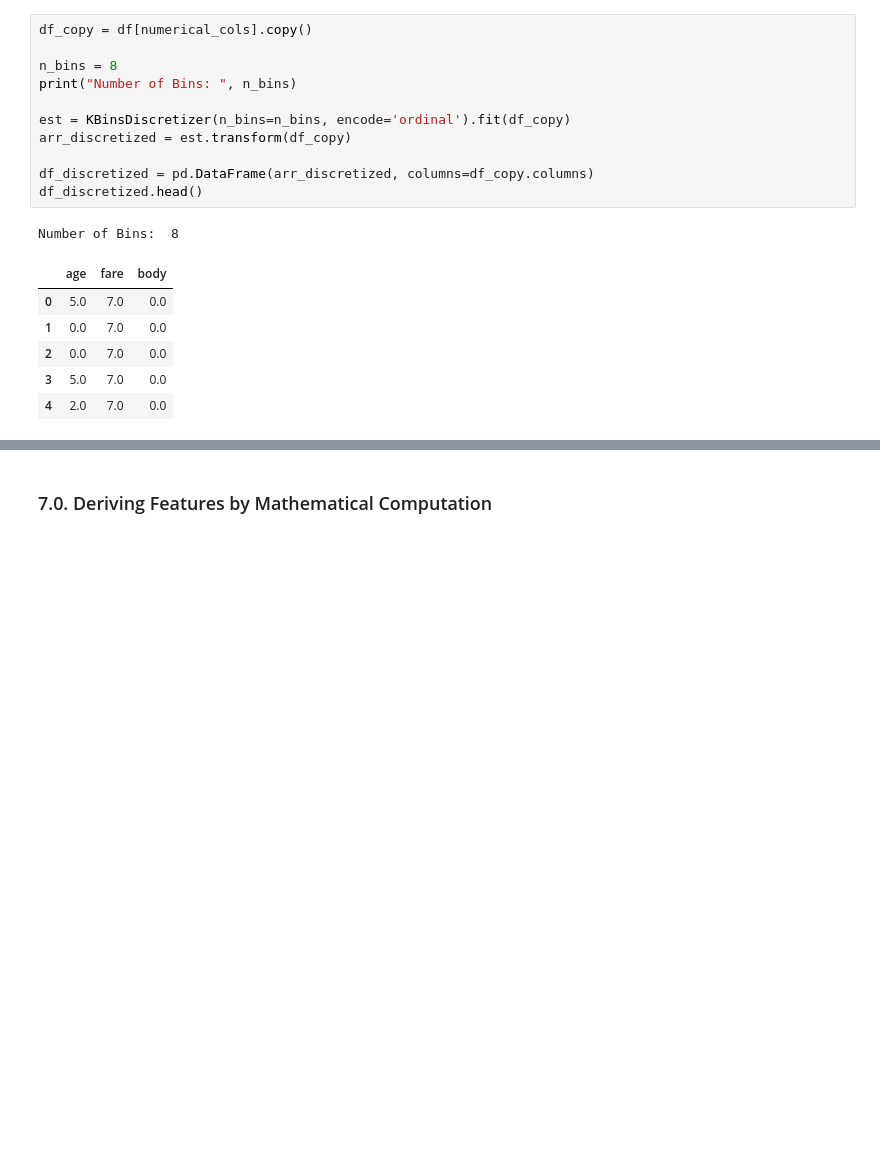
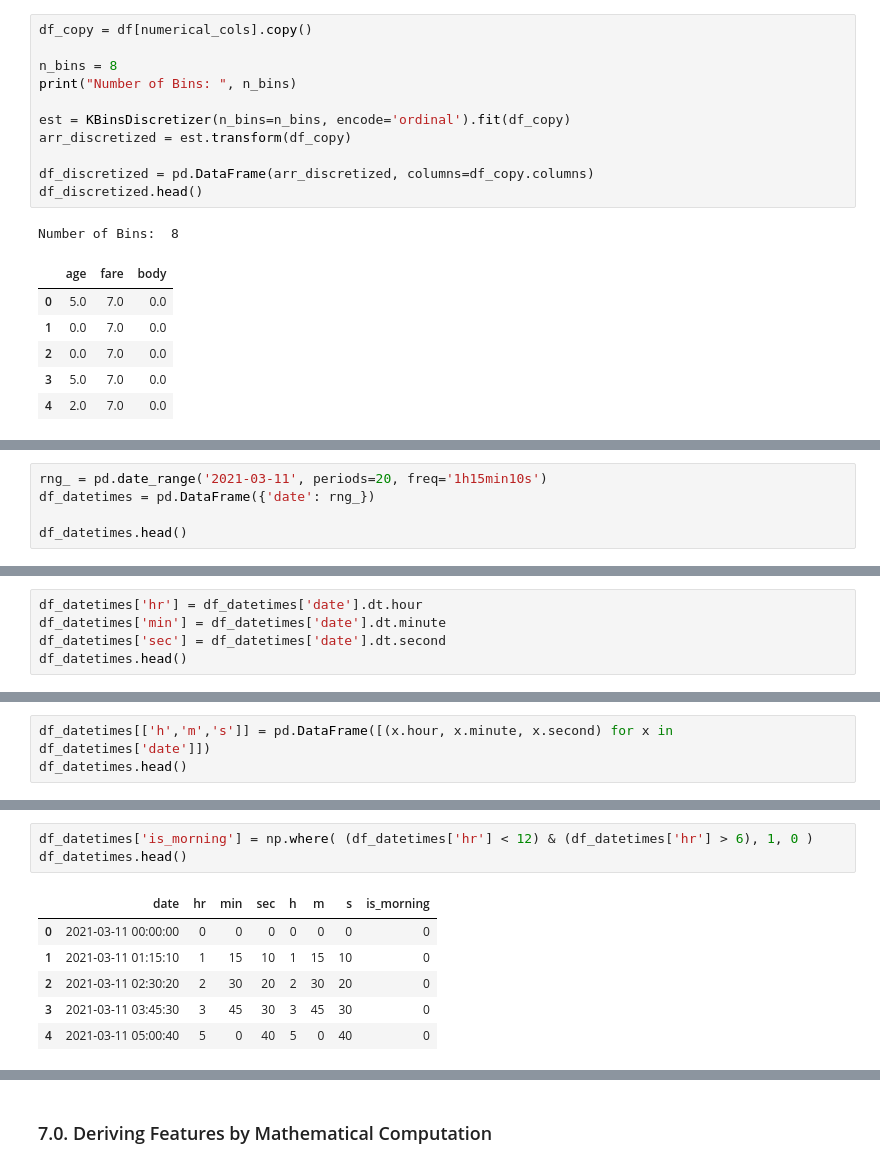
Before and after one commit to jtupitza-msft/edsp-mentoring-program, a Jupyter notebook: 04-Feature-Engineering.ipynb, the cells around one changed output, grey strips where cells are left out. Cells and saved outputs as stored; diff of their text form; blank space fills up the shorter version.

```diff
--- a/04-Feature-Engineering.ipynb
+++ b/04-Feature-Engineering.ipynb
@@ -1538,0 +1689,5 @@ plt.show()
+# %%
+rng_ = pd.date_range('2021-03-11', periods=20, freq='1h15min10s')
+df_datetimes = pd.DataFrame({'date': rng_})
+
+df_datetimes.head()
@@ -1538,0 +1703,5 @@ plt.show()
+# %%
+df_datetimes['hr'] = df_datetimes['date'].dt.hour
+df_datetimes['min'] = df_datetimes['date'].dt.minute
+df_datetimes['sec'] = df_datetimes['date'].dt.second
+df_datetimes.head()
@@ -1538,0 +1715,3 @@ plt.show()
+# %%
+df_datetimes[['h','m','s']] = pd.DataFrame([(x.hour, x.minute, x.second) for x in df_datetimes['date']])
+df_datetimes.head()
@@ -1538,0 +1725,10 @@ plt.show()
+# %%
+df_datetimes['is_morning'] = np.where( (df_datetimes['hr'] < 12) & (df_datetimes['hr'] > 6), 1, 0 )
+df_datetimes.head()
+# %% [output]
+|  | date | hr | min | sec | h | m | s | is_morning |
+| 0 | 2021-03-11 00:00:00 | 0 | 0 | 0 | 0 | 0 | 0 | 0 |
+| 1 | 2021-03-11 01:15:10 | 1 | 15 | 10 | 1 | 15 | 10 | 0 |
+| 2 | 2021-03-11 02:30:20 | 2 | 30 | 20 | 2 | 30 | 20 | 0 |
+| 3 | 2021-03-11 03:45:30 | 3 | 45 | 30 | 3 | 45 | 30 | 0 |
+| 4 | 2021-03-11 05:00:40 | 5 | 0 | 40 | 5 | 0 | 40 | 0 |
```
Also changed, not shown: parts of 90 cells of this notebook.
